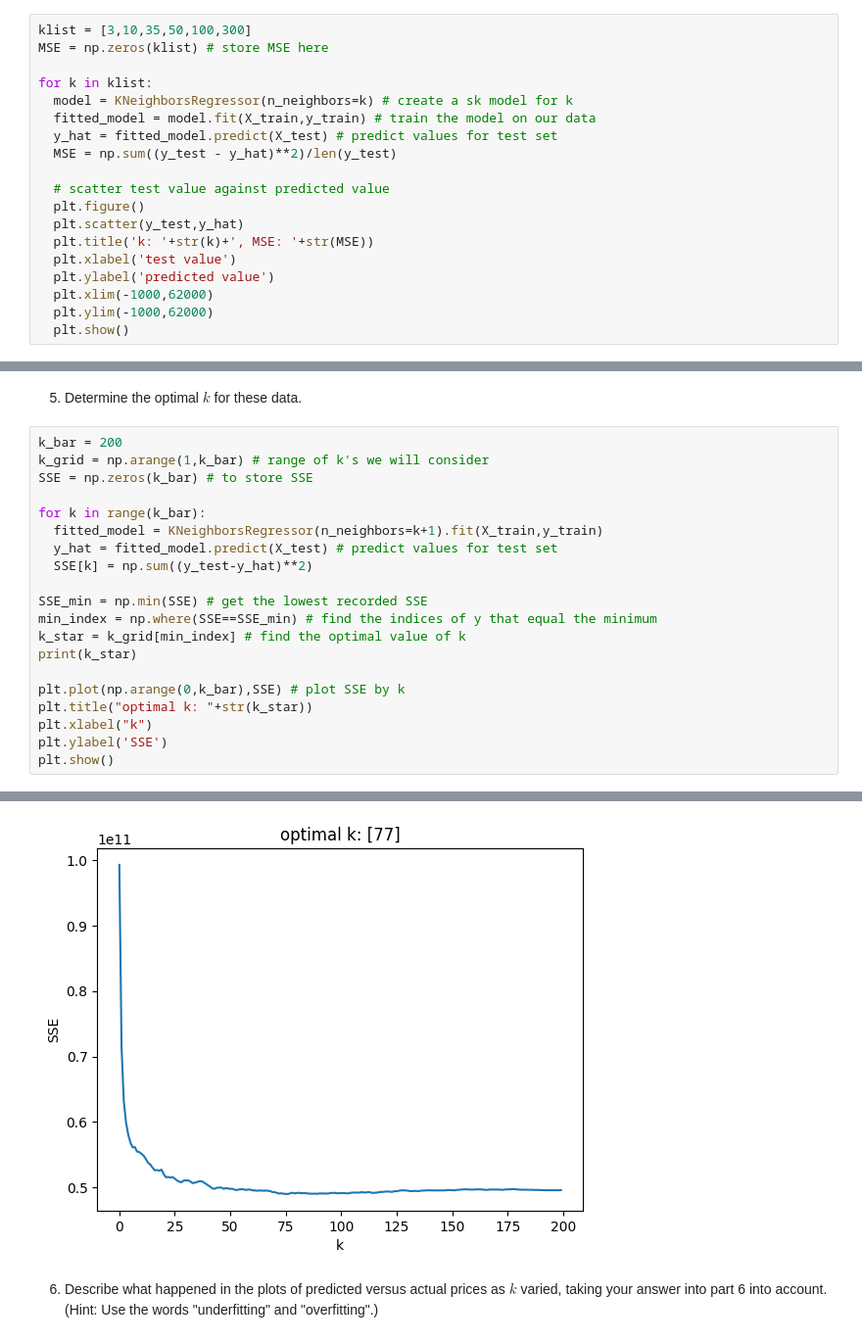
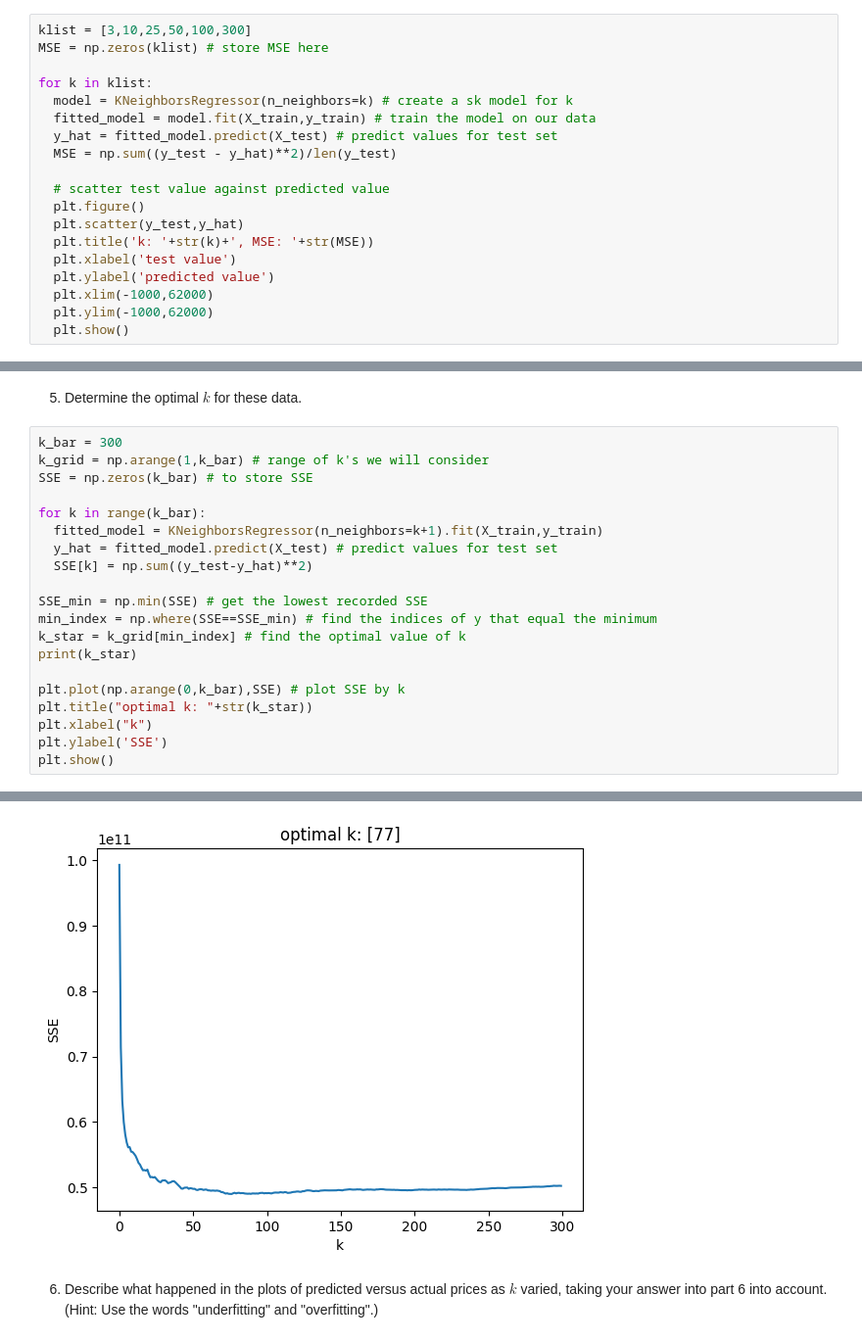
Before and after one commit to imdressel/knn, a Jupyter notebook: assignment_knn.ipynb, the cells around one changed output, grey strips where cells are left out. Shown at 98% size. Cells and saved outputs as stored; diff of their text form.

```diff
--- a/assignment_knn.ipynb
+++ b/assignment_knn.ipynb
@@ -125,7 +125,7 @@ print(X_train)
 # %% [markdown]
 4. Use the $k$NN algorithm and the training data to predict `price` using `year` and `mileage` for the test set for $k=3,10,25,50,100,300$. For each value of $k$, compute the mean squared error and print a scatterplot showing the test value plotted against the predicted value. What patterns do you notice as you increase $k$?
 # %%
-klist = [3,10,35,50,100,300]
+klist = [3,10,25,50,100,300]
 MSE = np.zeros(klist) # store MSE here
 
 for k in klist:
@@ -153,28 +156,28 @@ for k in klist:
 # %% [markdown]
 5. Determine the optimal $k$ for these data.
 # %%
-k_bar = 200
+k_bar = 300
 k_grid = np.arange(1,k_bar) # range of k's we will consider
 SSE = np.zeros(k_bar) # to store SSE
 
 for k in range(k_bar):
   fitted_model = KNeighborsRegressor(n_neighbors=k+1).fit(X_train,y_train)
   y_hat = fitted_model.predict(X_test) # predict values for test set
   SSE[k] = np.sum((y_test-y_hat)**2)
 
 SSE_min = np.min(SSE) # get the lowest recorded SSE
 min_index = np.where(SSE==SSE_min) # find the indices of y that equal the minimum
 k_star = k_grid[min_index] # find the optimal value of k
 print(k_star)
 
 plt.plot(np.arange(0,k_bar),SSE) # plot SSE by k
 plt.title("optimal k: "+str(k_star))
 plt.xlabel("k")
 plt.ylabel('SSE')
 plt.show()
 # %% [output]
 [77]
-[figure, old version]
+[figure, new version]
 # %% [markdown]
 6. Describe what happened in the plots of predicted versus actual prices as $k$ varied, taking your answer into part 6 into account. (Hint: Use the words "underfitting" and "overfitting".)
 # %% [markdown]
```
Also changed, not shown: parts of 7 cells of this notebook.
